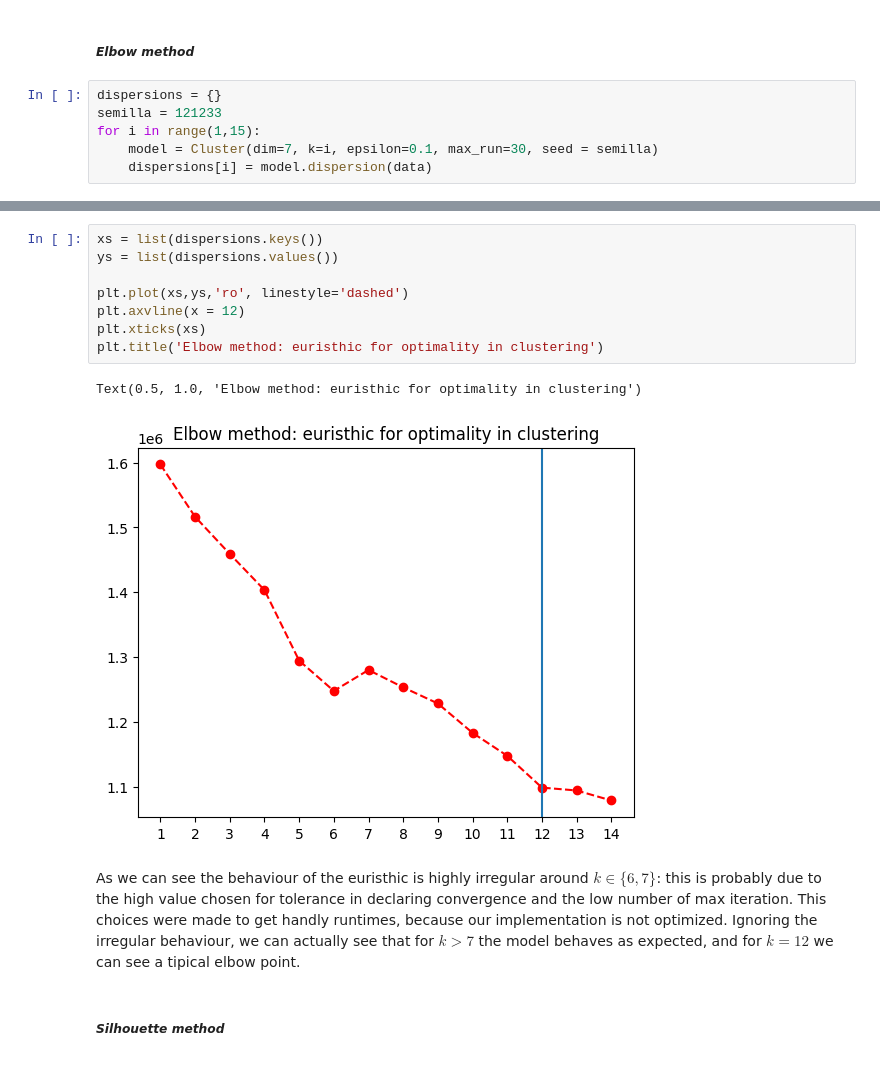
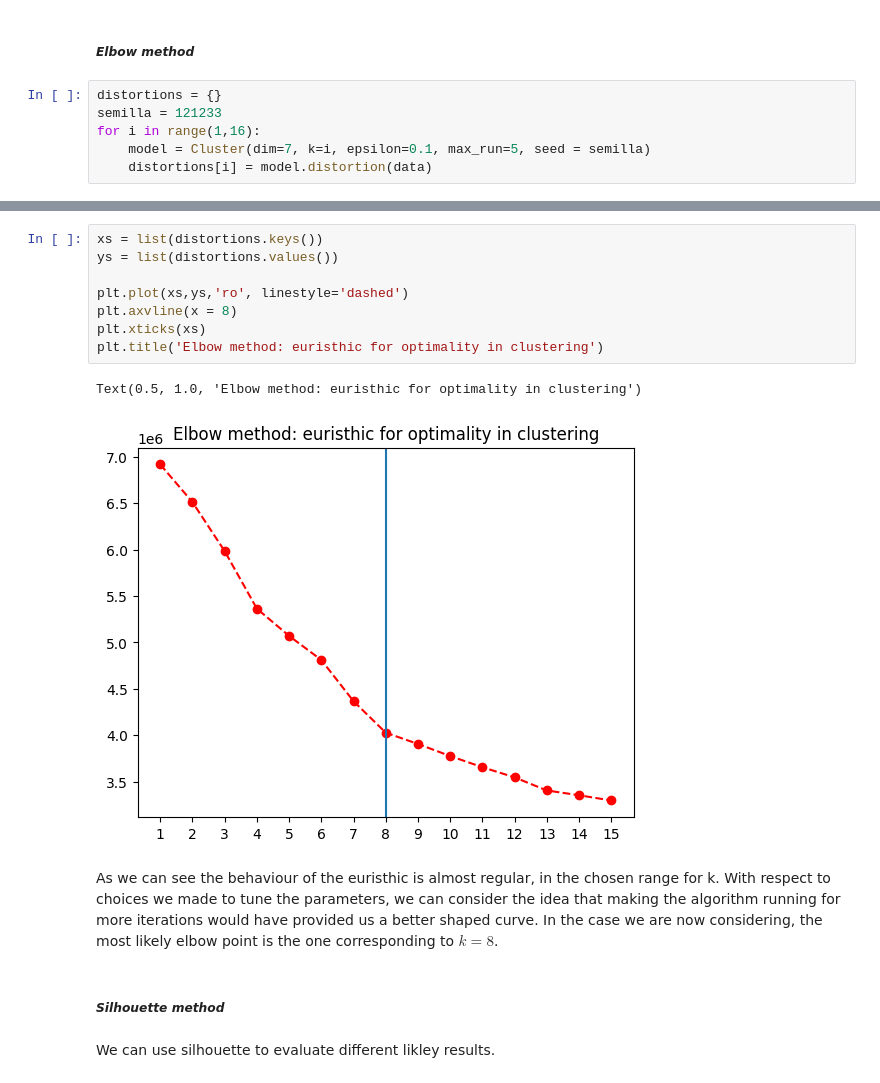
Before and after one commit to sim2000dg/adm_hw4_group26, a Jupyter notebook: FE_PCA_cluster.ipynb, the cells around one changed output, grey strips where cells are left out. Drawn from its saved outputs; the diff is of its cells as text.

```diff
--- a/FE_PCA_cluster.ipynb
+++ b/FE_PCA_cluster.ipynb
@@ -816,8 +815,8 @@ We now want to plot the dispersion of the clustering procedure with respect to a
 # %% [markdown]
 ##### *Elbow method*
 # %%
-dispersions = {}
+distortions = {}
 semilla = 121233
-for i in range(1,15):
-    model = Cluster(dim=7, k=i, epsilon=0.1, max_run=30, seed = semilla)
-    dispersions[i] = model.dispersion(data)
+for i in range(1,16):
+    model = Cluster(dim=7, k=i, epsilon=0.1, max_run=5, seed = semilla)
+    distortions[i] = model.distortion(data)
@@ -824,15 +841,17 @@ for i in range(1,15):
 # %%
-xs = list(dispersions.keys())
-ys = list(dispersions.values())
+xs = list(distortions.keys())
+ys = list(distortions.values())
 
 plt.plot(xs,ys,'ro', linestyle='dashed')
-plt.axvline(x = 12)
+plt.axvline(x = 8)
 plt.xticks(xs)
 plt.title('Elbow method: euristhic for optimality in clustering')
 # %% [output]
 Text(0.5, 1.0, 'Elbow method: euristhic for optimality in clustering')
-[figure, old version]
+[figure, new version]
-# %% [markdown]
-As we can see the behaviour of the euristhic is highly irregular around $k \in \{6,7\}$: this is probably due to the high value chosen for tolerance in declaring convergence and the low number of max iteration. This choices were made to get handly runtimes, because our implementation is not optimized. Ignoring the irregular behaviour, we can actually see that for $k>7$ the model behaves as expected, and for $k=12$ we can see a tipical elbow point.
+# %% [markdown]
+As we can see the behaviour of the euristhic is almost regular, in the chosen range for k. With respect to choices we made to tune the parameters, we can consider the idea that making the algorithm running for more iterations would have provided us a better shaped curve. In the case we are now considering, the most likely elbow point is the one corresponding to $k=8$.
 # %% [markdown]
 ##### *Silhouette method*
+# %% [markdown]
+We can use silhouette to evaluate different likley results.
```
Also changed, not shown: parts of 6 cells of this notebook.
